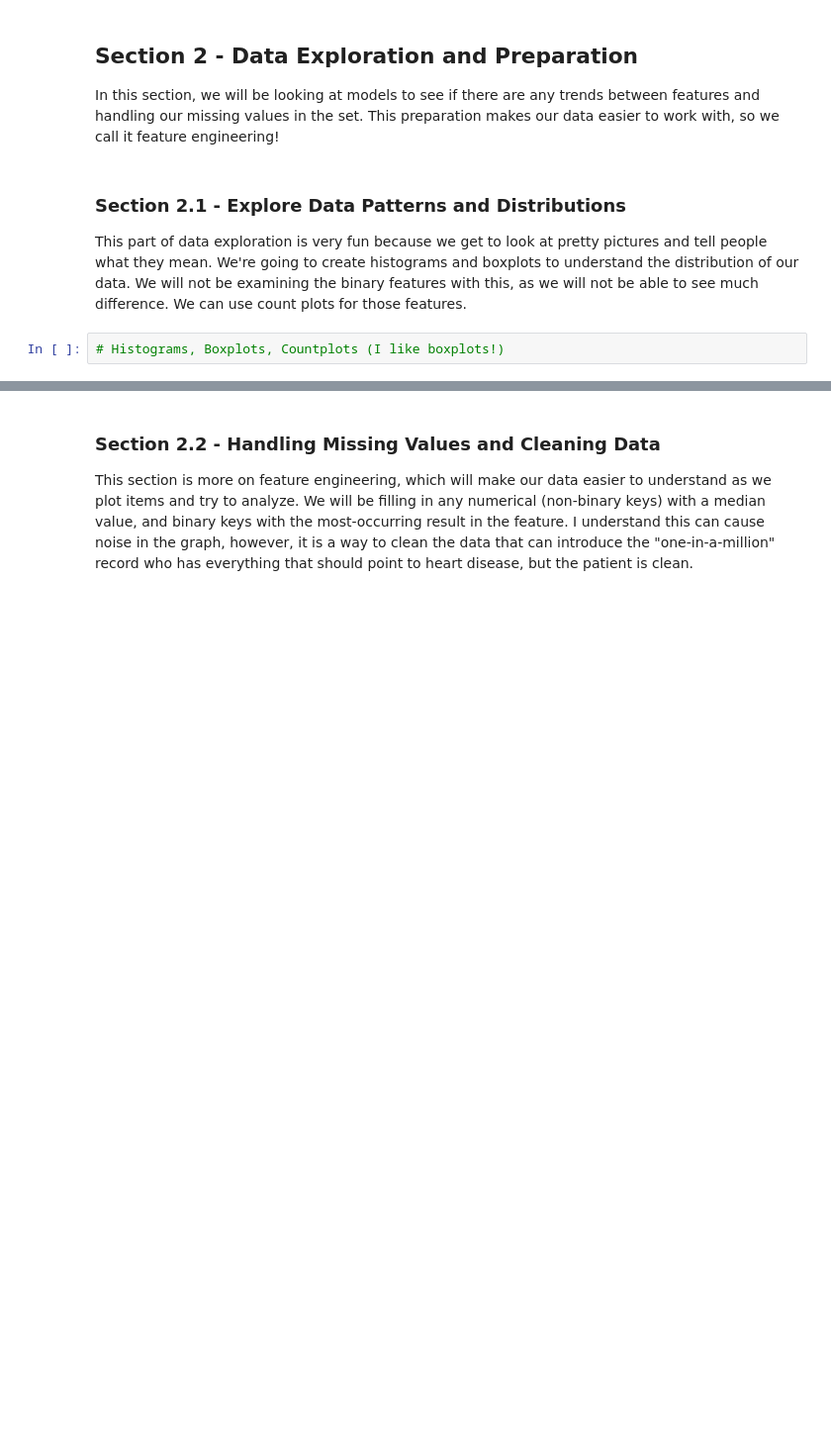
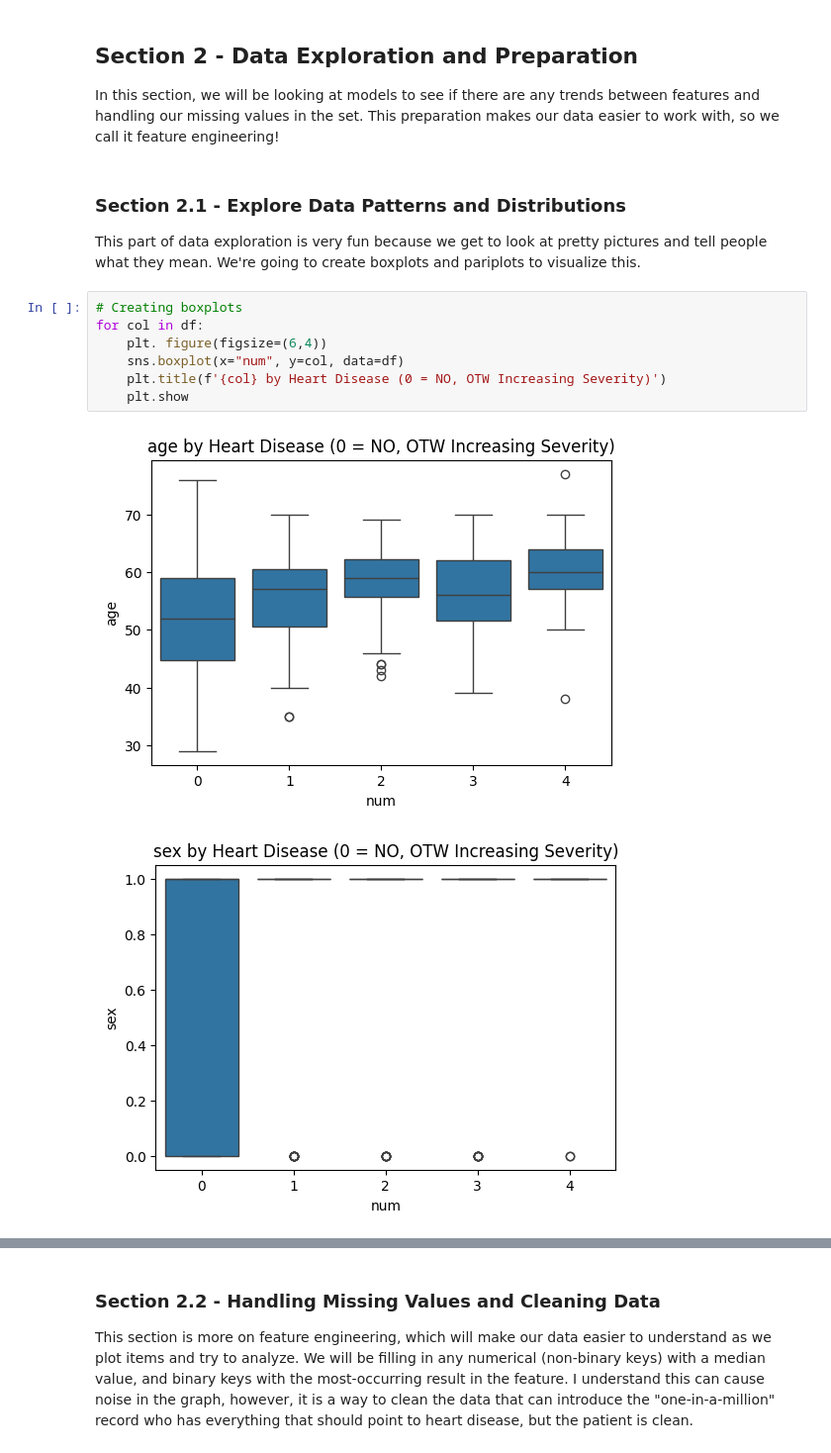
Before and after one commit to karlidean/ml-classification-karlidean, a Jupyter notebook: notebooks/classification_karlidean.ipynb, the cells around one changed output, grey strips where cells are left out. Shown at 99% size. Cells and saved outputs as stored; diff of their text form; blank space fills up the shorter version.

```diff
--- a/notebooks/classification_karlidean.ipynb
+++ b/notebooks/classification_karlidean.ipynb
@@ -99,6 +99,14 @@ dtype: int64
 In this section, we will be looking at models to see if there are any trends between features and handling our missing values in the set. This preparation makes our data easier to work with, so we call it feature engineering!
 # %% [markdown]
 ### Section 2.1 - Explore Data Patterns and Distributions
-This part of data exploration is very fun because we get to look at pretty pictures and tell people what they mean. We're going to create histograms and boxplots to understand the distribution of our data. We will not be examining the binary features with this, as we will not be able to see much difference. We can use count plots for those features.
+This part of data exploration is very fun because we get to look at pretty pictures and tell people what they mean. We're going to create boxplots and pariplots to visualize this.
 # %%
-# Histograms, Boxplots, Countplots (I like boxplots!)
+# Creating boxplots
+for col in df:
+    plt. figure(figsize=(6,4))
+    sns.boxplot(x="num", y=col, data=df)
+    plt.title(f'{col} by Heart Disease (0 = NO, OTW Increasing Severity)')
+    plt.show
+# %% [output]
+[figure, added]
+[figure, added]
```
Also changed, not shown: parts of 10 cells of this notebook, 1 other file.
